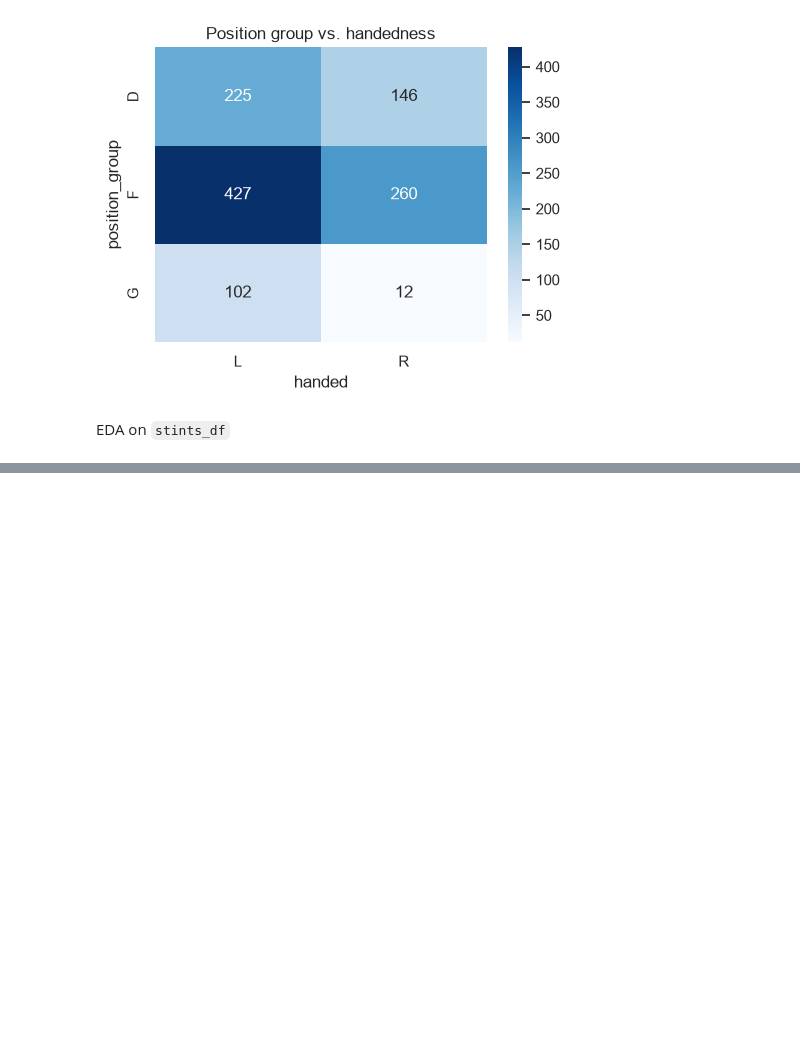
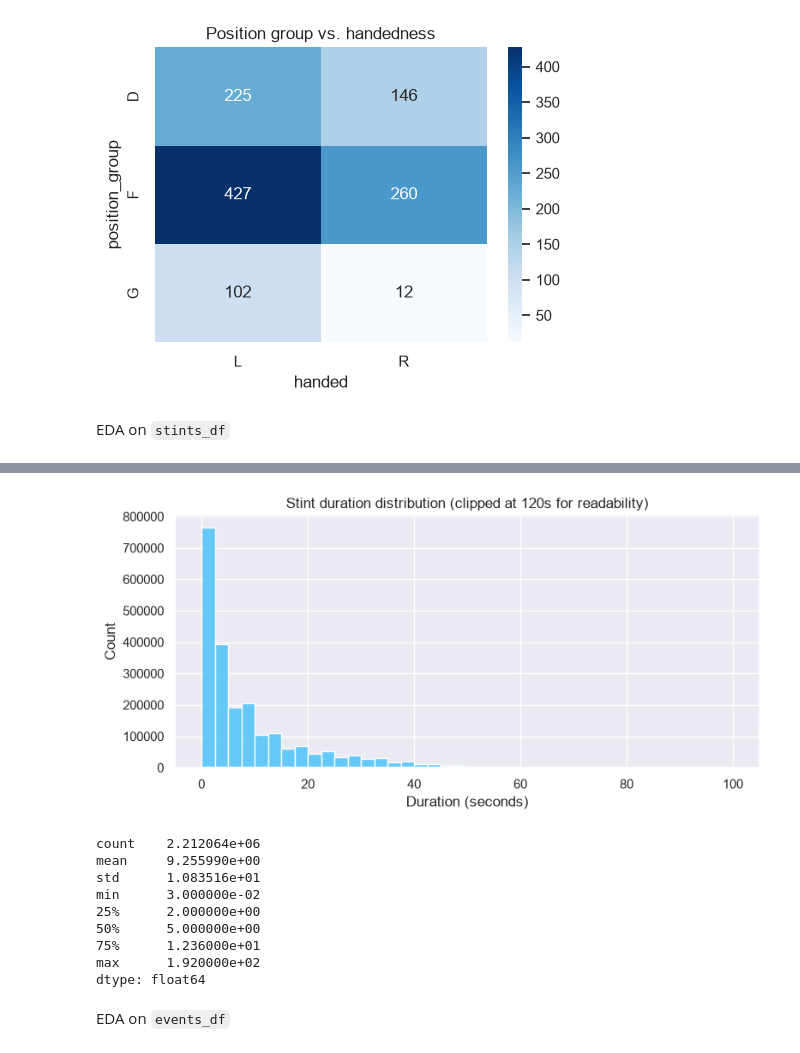
Before and after one commit to Nick3429/halo-forecheck-speed, a Jupyter notebook: eda.ipynb, the cells around one changed output, grey strips where cells are left out. Saved outputs shown, nothing was run; the diff lists cells and outputs as text; code cells hidden in the pictures; blank space fills up the shorter version.

Commit message:
feat: eda on events

```diff
--- a/eda.ipynb
+++ b/eda.ipynb
@@ -219,0 +296,25 @@ EDA on `stints_df`
+# %%
+duration = (
+    stints_df["period_time_end"].astype(float) - stints_df["period_time_start"].astype(float)
+)
+fig, ax = plt.subplots(figsize=(8, 4))
+sns.histplot(duration.clip(upper=100), bins=40, ax=ax, color="#38bdf8")
+ax.set_title("Stint duration distribution (clipped at 120s for readability)")
+ax.set_xlabel("Duration (seconds)")
+plt.tight_layout()
+plt.show()
+
+print(duration.describe())
+# %% [output]
+[figure, added]
+count    2.212064e+06
+mean     9.255990e+00
+std      1.083516e+01
+min      3.000000e-02
+25%      2.000000e+00
+50%      5.000000e+00
+75%      1.236000e+01
+max      1.920000e+02
+dtype: float64
+# %% [markdown]
+EDA on `events_df`
```
Also changed, not shown: parts of 12 cells of this notebook.
